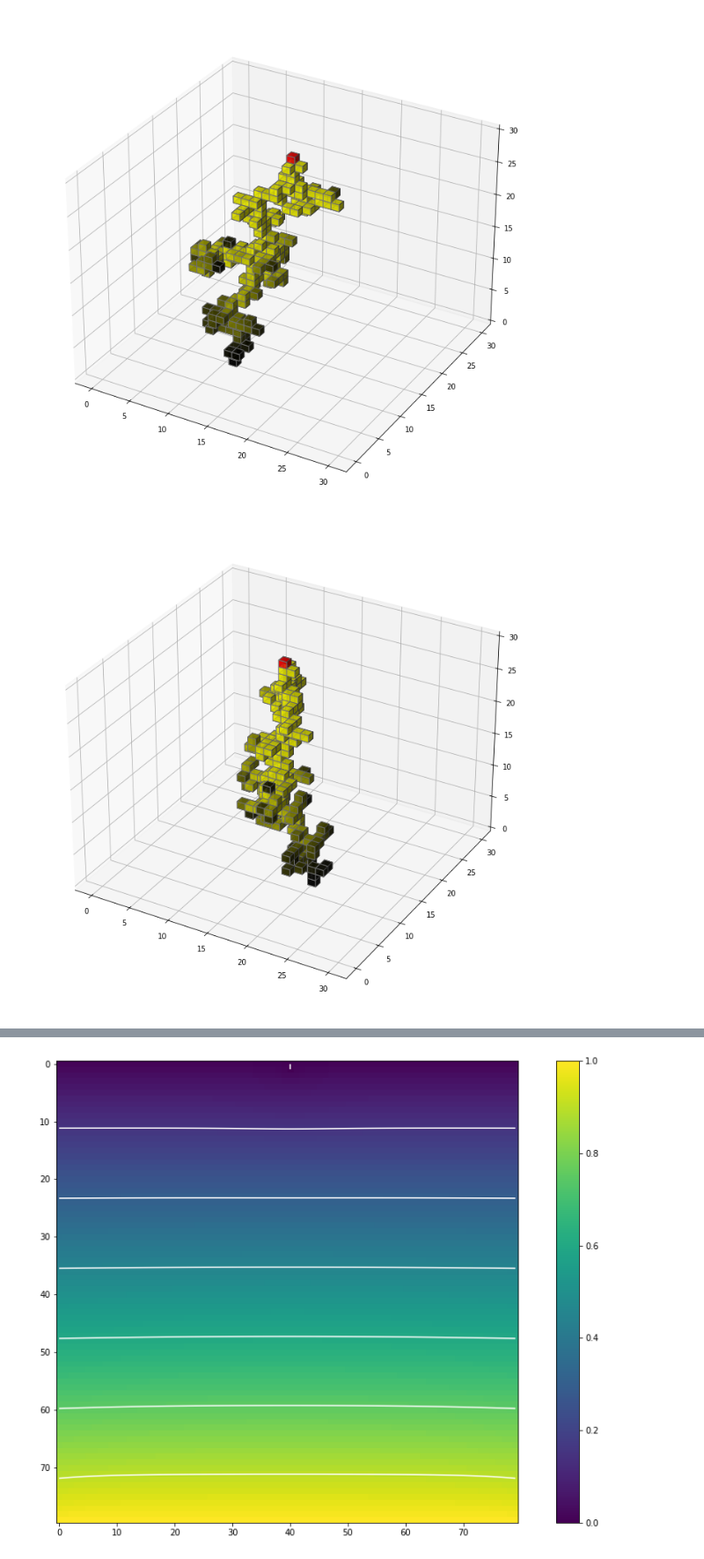
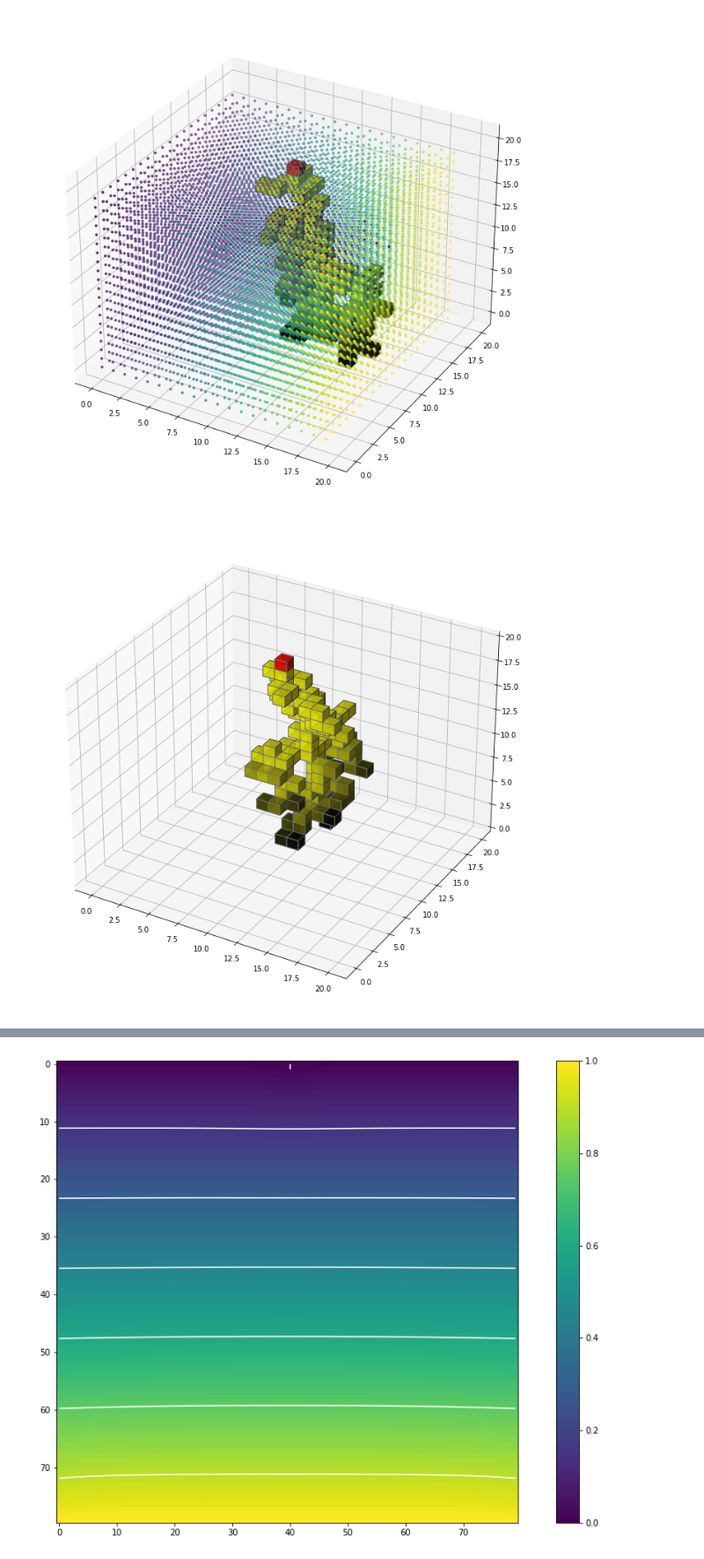
Before and after one commit to g-nilsson/spatial_discretizations_impact_on_simulations, a Jupyter notebook: DBM_cube.ipynb, the cells around one changed output, grey strips where cells are left out. Shown at 88% size. Drawn from its saved outputs; the diff is of its cells as text; code cells hidden in the pictures.

Commit message:
Started creating data

```diff
--- a/DBM_cube.ipynb
+++ b/DBM_cube.ipynb
@@ -104,10 +104,7 @@ class DBM_cube:
         chosen_cell = rnd.choices(list(self.structure_neighbors), weights)[0]
 
         # Update lightning grid, potential and newest neighbor
-        self.newest_neighbor = chosen_cell
-
-        self.expand_lightning_to(self.newest_neighbor)
-
+        self.expand_lightning_to(chosen_cell)
 
         self.steps += 1
 
@@ -127,6 +124,8 @@ class DBM_cube:
         Update neighborhood of lightning structure
         Call method to update electric potential
         '''
+
+        self.newest_neighbor = pos
 
         # Remove the potential
         self.potential[pos[0], pos[1], pos[2]] = 0
@@ -194,6 +193,3 @@ class DBM_cube:
             old_potential = np.copy(new_potential)
 
         return new_potential
-# %%
-sim_instance = DBM_cube(N=30, nu=2.5, threshold=0.0001, debug=True)
-sim_instance.strike_lightning()
@@ -231,32 +285,53 @@ for x in range(length):
                 colors[x, y, z] = [1, 0, 0, alpha]
             else:
                 colors[x, y, z] = [1-prog_val**3, 1-prog_val**3, 0, alpha]
 
 colors = np.rot90(colors, k=1, axes=(2,0))
 
 #colors[0] = [1, 0, 0, alpha] # red
 #colors[1] = [0, 1, 0, alpha] # green
 #colors[:] = [0, 0, 1, alpha] # blue
 #colors[4] = [1, 1, 1, alpha] # grey
 
 # Plot figure
 fig = plt.figure(figsize=(18,12))
 ax = fig.add_subplot(111, projection='3d')
 
+x = np.arange(data.shape[0])
+y = np.arange(data.shape[1])
+z = np.arange(data.shape[2])
+
+X, Y, Z = np.meshgrid(x, y, z)
+X = np.rot90(X, k=1, axes=(2,0))
+Y = np.rot90(Y, k=1, axes=(2,0))
+Z = np.rot90(Z, k=1, axes=(2,0))
+
+X_flat = X.flatten()
+Y_flat = Y.flatten()
+Z_flat = Z.flatten()
+
+scatter_colors = []
+gradient = plt.get_cmap('viridis')
+for i in range(len(X_flat)):
+    scatter_colors.append(gradient(sim_instance.potential[X_flat[i], Y_flat[i], Z_flat[i]]))
+
+
+ax.scatter(X_flat, Y_flat, Z_flat, s=8, color=scatter_colors)
+
 # Voxels is used to customizations of
 # the sizes, positions and colors.
 ax.voxels(data, facecolors=colors, edgecolors='grey');
 
 
 for _ in range(3):
     data = np.rot90(data, k=1, axes=(0,1))
     colors = np.rot90(colors, k=1, axes=(0,1))
     fig = plt.figure(figsize=(18,12))
     ax = fig.add_subplot(111, projection='3d')
 
     # Voxels is used to customizations of
     # the sizes, positions and colors.
     ax.voxels(data, facecolors=colors, edgecolors='grey');
 # %% [output]
-[figure, old version]
+[figure, new version]
-[figure, old version]
+[figure, new version]
```
Also changed, not shown: parts of 4 cells of this notebook, 2 other files.
